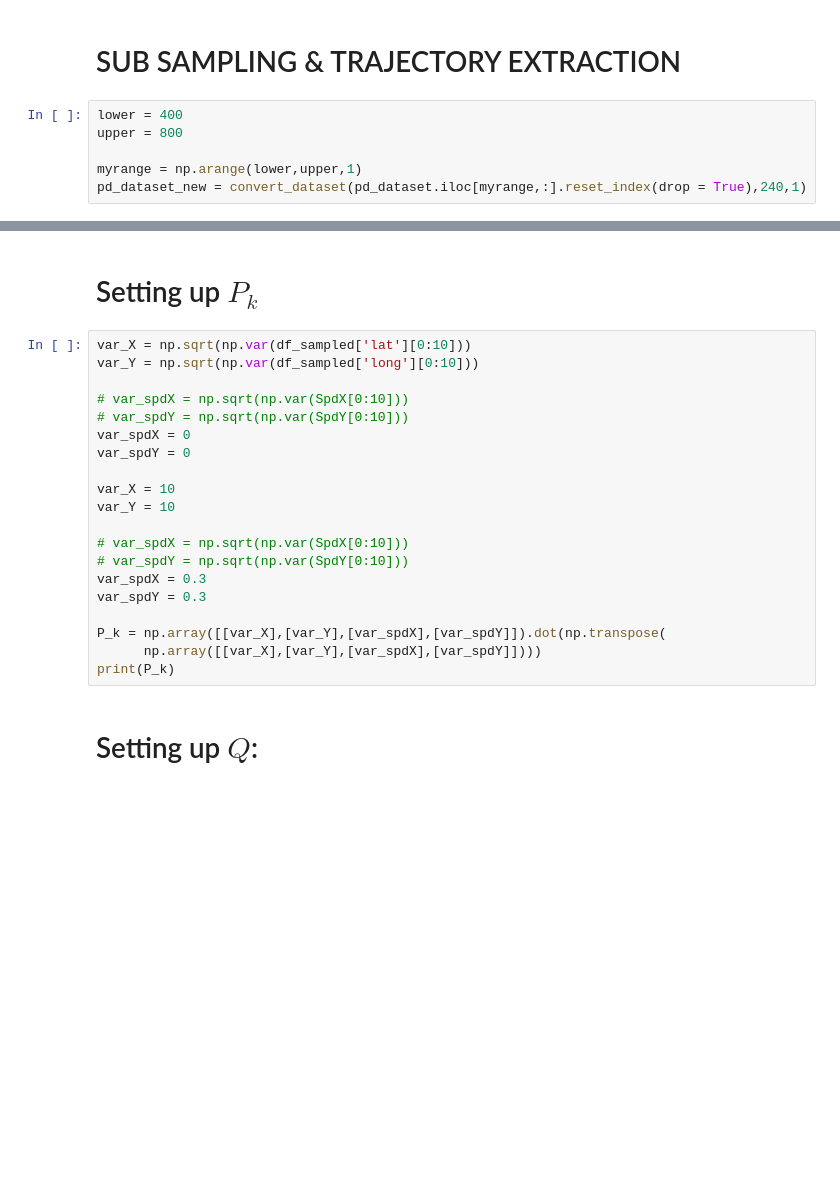
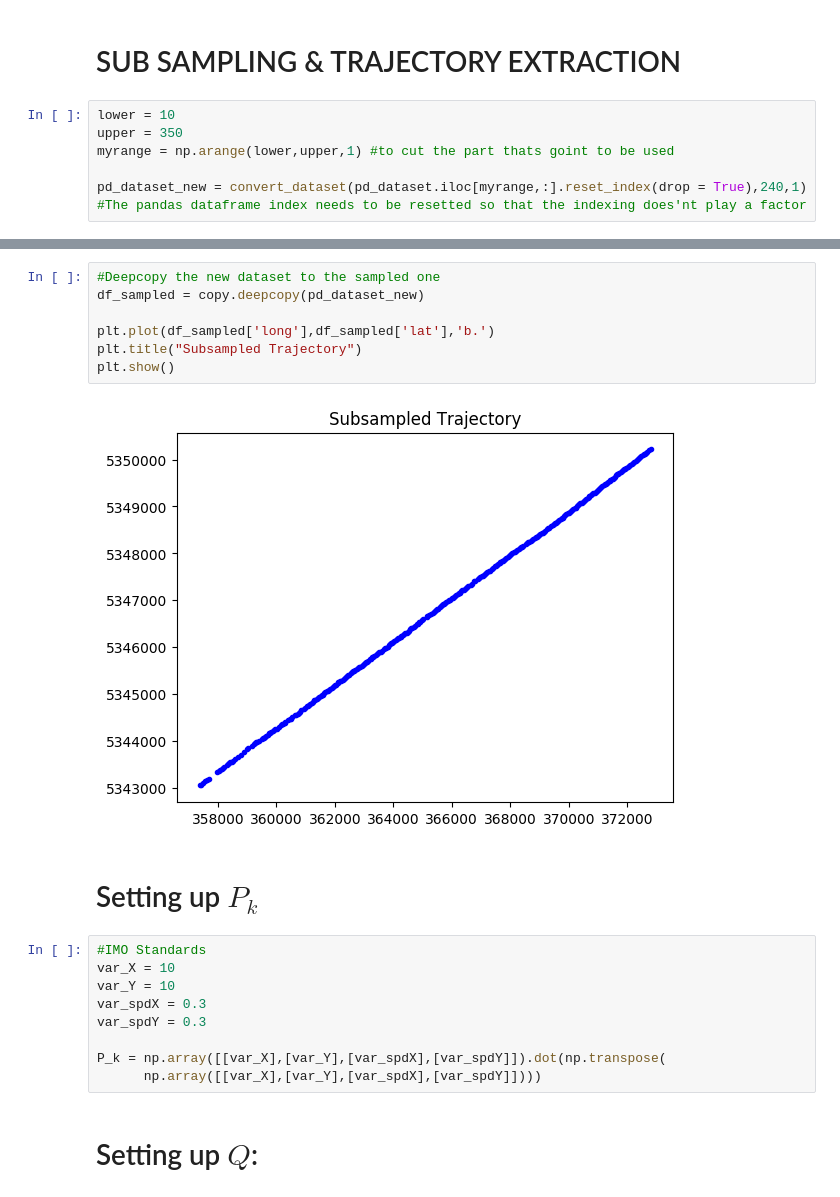
Before and after one commit to cnburger/AIS_KalmanFilter, a Jupyter notebook: Time Sampling.ipynb, the cells around one changed output, grey strips where cells are left out. Drawn from its saved outputs; the diff is of its cells as text; blank space fills up the shorter version.

```diff
--- a/Time Sampling.ipynb
+++ b/Time Sampling.ipynb
@@ -391,8 +370,9 @@ plt.show()
 # %% [markdown]
 # SUB SAMPLING & TRAJECTORY EXTRACTION
 # %%
-lower = 400
-upper = 800
+lower = 10
+upper = 350
+myrange = np.arange(lower,upper,1) #to cut the part thats goint to be used
 
-myrange = np.arange(lower,upper,1)
 pd_dataset_new = convert_dataset(pd_dataset.iloc[myrange,:].reset_index(drop = True),240,1)
+#The pandas dataframe index needs to be resetted so that the indexing does'nt play a factor
@@ -410,25 +391,23 @@ plt.show()
+# %%
+#Deepcopy the new dataset to the sampled one
+df_sampled = copy.deepcopy(pd_dataset_new)
+
+plt.plot(df_sampled['long'],df_sampled['lat'],'b.')
+plt.title("Subsampled Trajectory")
+plt.show()
+# %% [output]
+[figure, added]
 # %% [markdown]
 # Setting up $P_k$
 # %%
-var_X = np.sqrt(np.var(df_sampled['lat'][0:10]))
-var_Y = np.sqrt(np.var(df_sampled['long'][0:10]))
-
-# var_spdX = np.sqrt(np.var(SpdX[0:10]))
-# var_spdY = np.sqrt(np.var(SpdY[0:10]))
-var_spdX = 0
-var_spdY = 0
-
+#IMO Standards
 var_X = 10
 var_Y = 10
-
-# var_spdX = np.sqrt(np.var(SpdX[0:10]))
-# var_spdY = np.sqrt(np.var(SpdY[0:10]))
 var_spdX = 0.3
 var_spdY = 0.3
 
 P_k = np.array([[var_X],[var_Y],[var_spdX],[var_spdY]]).dot(np.transpose(
       np.array([[var_X],[var_Y],[var_spdX],[var_spdY]])))
-print(P_k)
 # %% [markdown]
 # Setting up $Q$:
 # %%
```
Also changed, not shown: parts of 41 cells of this notebook.
